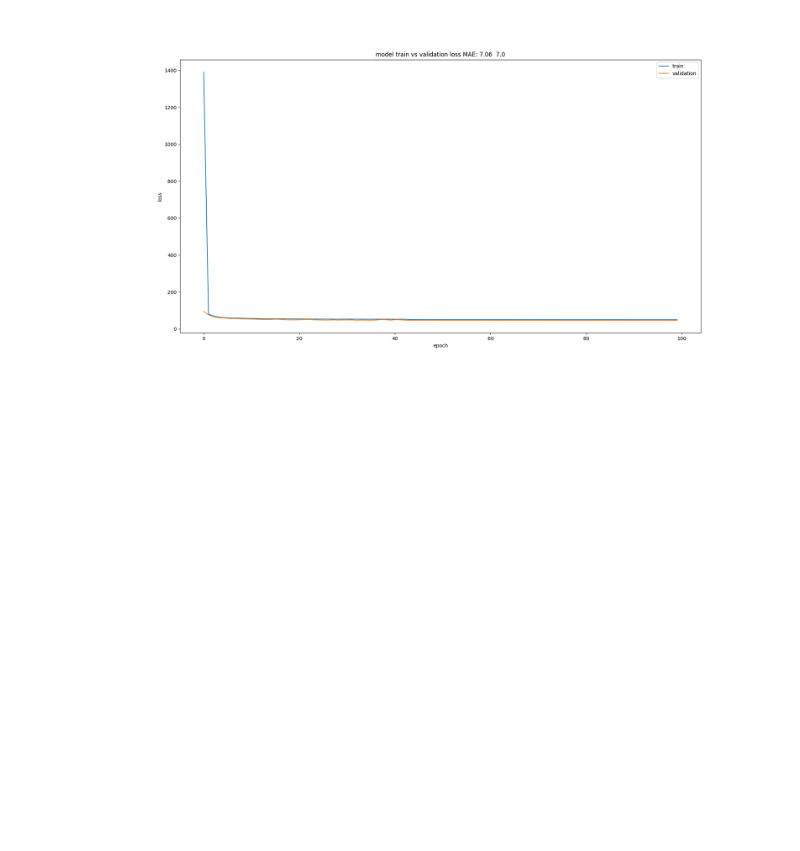
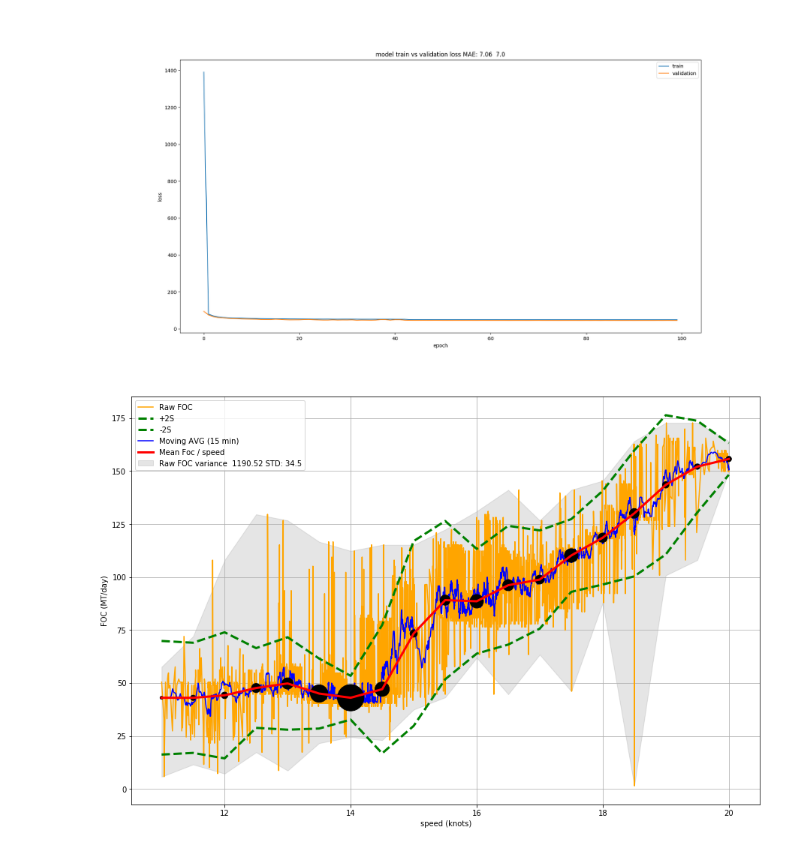
Before and after one commit to dimitris7892/notebooks, a Jupyter notebook: CompareConsumptionModels.ipynb, the cells around one changed output. Drawn from its saved outputs; the diff is of its cells as text; code cells hidden in the pictures; blank space fills up the shorter version.

```diff
--- a/CompareConsumptionModels.ipynb
+++ b/CompareConsumptionModels.ipynb
@@ -631,3 +639,75 @@ Image(filename='./withRegularizersRL.png')
 Image(filename='./withoutMovingAVG.png')
 # %% [output]
 [figure]
+# %%
+import pandas as pd
+
+fig, ax1 = plt.subplots(figsize=(15,10))
+
+testPred = pd.read_csv('./TESTerrorPercFOC1_0.csv').values
+testRaw = pd.read_csv('./testRaw.csv',skiprows=0).values
+trDataPLot = testRaw[testRaw[:, 3].argsort()].astype(float)
+
+raw =  np.array([k for k in trDataPLot if   float(k[2])>=0 and float(k[4])>=0 and
+                 float(k[3])>9  and float(k[3])<=21 and float(k[5])>0  ])
+i=9
+maxSpeed = 21
+sizesSpeed=[]
+speed=[]
+avgActualFoc=[]
+minActualFoc=[]
+maxActualFoc=[]
+stdActualFoc=[]
+avgPredFoc=[]
+while i <= maxSpeed:
+        # workbook._sheets[sheet].insert_rows(k+27)
+
+        speedArray = np.array([k for k in raw if float(k[3]) >= i-0.25 and float(k[3]) <= i + 0.25])
+        speedPredArray = np.array([k for k in testPred if float(k[3]) >= i-0.25 and float(k[3]) <= i + 0.25])
+
+        if speedArray.__len__() > 1:
+            sizesSpeed.append(speedArray.__len__())
+            speed.append(i)
+            avgActualFoc.append(np.mean(speedArray[:, 5]))
+            avgPredFoc.append(np.mean(speedPredArray[:, 0]))
+            minActualFoc.append(np.min(speedArray[:, 5]))
+            maxActualFoc.append(np.max(speedArray[:, 5]))
+            stdActualFoc.append(np.std(speedArray[:, 5]))
+        i += 0.5
+
+minDeviation = abs(np.array(avgActualFoc) - np.array(minActualFoc))
+maxDeviation =  abs(np.array(avgActualFoc) - np.array(maxActualFoc))
+
+plt.fill_between(speed, np.array(avgActualFoc) - minDeviation , np.array(avgActualFoc) +
+                 maxDeviation,color='gray', alpha=0.2,label='Raw FOC variance  '+str(np.round(np.var(raw[:,5]),2))+" STD: "+ str(np.round(np.std(raw[:,5]),2)))
+
+plt.plot(raw[:,3],raw[:,5],label='Raw FOC',c='orange',)
+
+plt.plot(speed, np.array(avgActualFoc) + 2*np.array(stdActualFoc), '--' ,label='+2S',lw=3,zorder=20,color='green')
+plt.plot(speed, np.array(avgActualFoc) - 2*np.array(stdActualFoc), '--',label='-2S',lw=3,zorder=20,color='green')
+
+
+trDataPLot = testRaw[testRaw[:, 3].argsort()].astype(float)
+for i in range(0, len(trDataPLot)):
+        trDataPLot[i] = np.mean(trDataPLot[i:i + 15], axis=0)
+
+movingAvg = np.array([k for k in trDataPLot if   float(k[2])>=0 and float(k[4])>=0 and float(k[3])>9 and float(k[3])<=21 and float(k[5])>0  ])
+
+plt.plot(movingAvg[:, 3], movingAvg[:, 5],label='Moving AVG (15 min)',color='blue',)
+
+
+plt.scatter(speed,avgActualFoc,s=np.array(sizesSpeed),c='black',zorder=20)
+
+##AVG CONS ON ~ 4 * 10^3
+plt.plot(speed, avgActualFoc, label='Mean Foc / speed',lw=3,zorder=20,color='red')
+
+##AVG PREDICTED CONS ON ~ 4 * 10^3
+#plt.plot(speed, avgPredFoc, label='Mean Predicted Foc / speed',lw=3,zorder=20,color='lightgreen')
+
+plt.legend()
+plt.grid()
+plt.xlabel('speed (knots)')
+plt.ylabel('FOC (MT/day)')
+plt.show()
+# %% [output]
+[figure, added]
```
Also changed, not shown: parts of 9 cells of this notebook, 1 other file.
